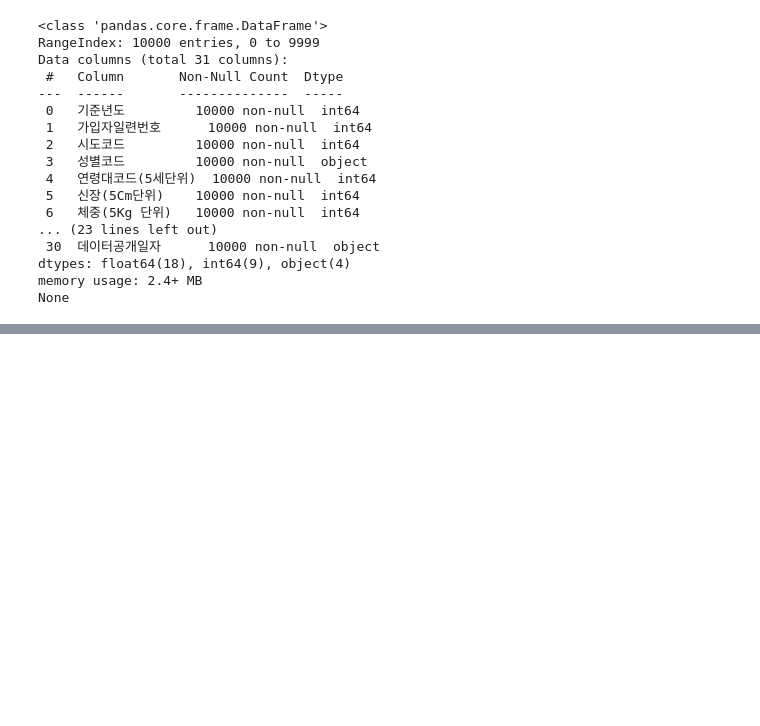
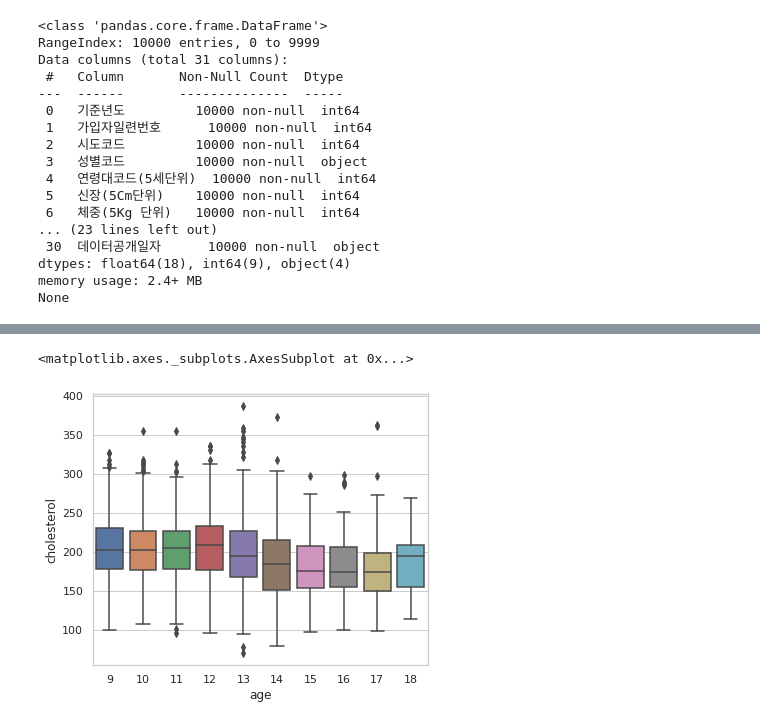
Before and after one commit to fbalsrud/ITB2022, a Jupyter notebook: 건강검진정보_시각화.ipynb, the cells around one changed output, grey strips where cells are left out. Cells and saved outputs as stored; diff of their text form; code cells hidden in the pictures; blank space fills up the shorter version.

```diff
--- a/건강검진정보_시각화.ipynb
+++ b/건강검진정보_시각화.ipynb
@@ -47,0 +105,9 @@ None
+# %%
+# 그래프 사이즈 지정
+sns.set(rc={'figure.figsize':(6, 5)})
+sns.set_style("whitegrid")
+
+sns.boxplot(data = health, x = 'age', y = 'cholesterol', order = [ '9', '10','11','12','13','14','15','16','17','18'])
+# %% [output]
+<matplotlib.axes._subplots.AxesSubplot at 0x...>
+[figure, added]
```
Also changed, not shown: parts of 11 cells of this notebook.
